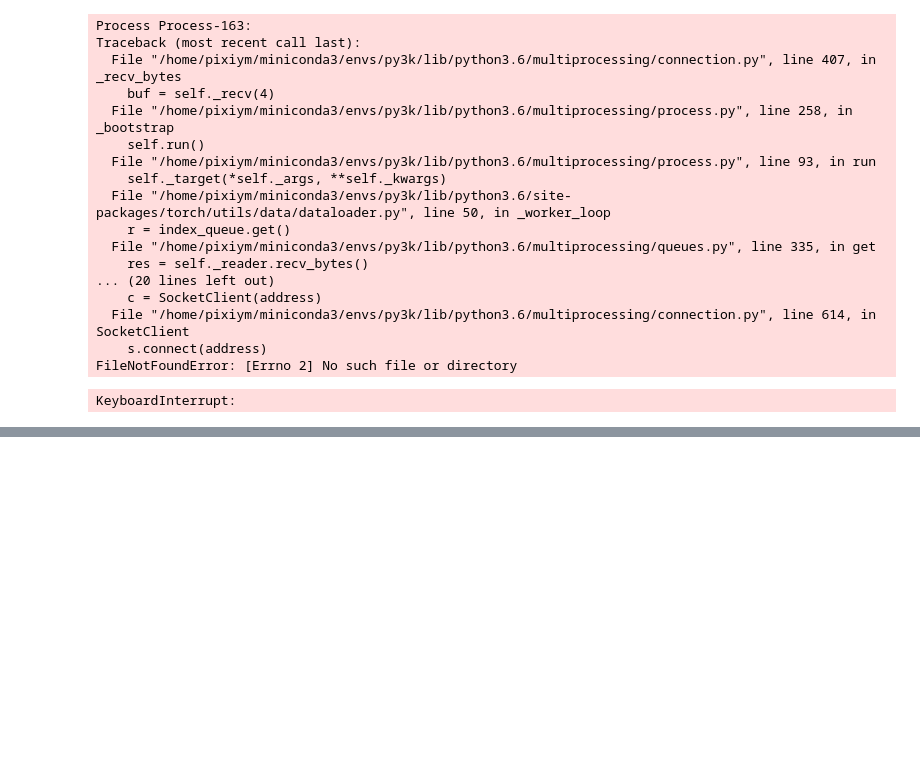
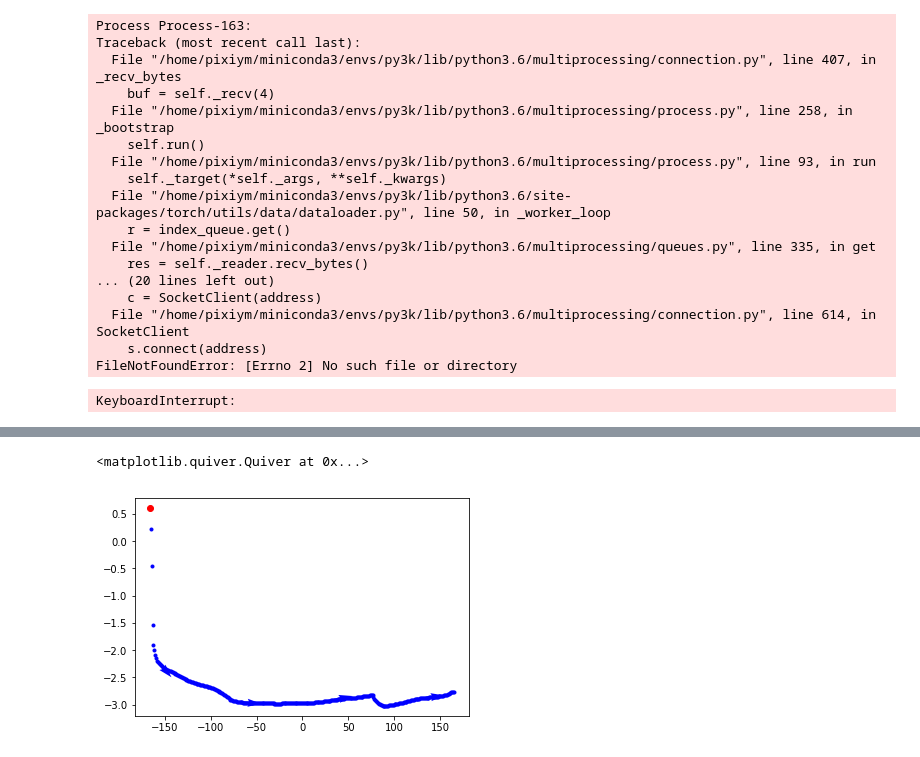
Before and after one commit to lightChaserX/MLDS2018SPRING, a Jupyter notebook: hw1/Results1-2-1/Visulize1-2-1.ipynb, the cells around one changed output, grey strips where cells are left out. Saved outputs shown, nothing was run; the diff lists cells and outputs as text; code cells hidden in the pictures; blank space fills up the shorter version.

```diff
--- a/hw1/Results1-2-1/Visulize1-2-1.ipynb
+++ b/hw1/Results1-2-1/Visulize1-2-1.ipynb
@@ -184,31 +191,34 @@ times = 0
 samples_weight = np.array([])
 for num_func in range(0,2):
     data_save_file_name = 'func' + str(num_func) + '_model' + str(num_model) + '_data' + str(times) + '.dat'
     loss_save_file_name = 'func' + str(num_func) + '_model' + str(num_model) + '_loss' + str(times) + '.dat'
     weight_save_file_name = 'func' + str(num_func) + '_model' + str(num_model) + '_weight' + str(times) + '.dat'
     bias_save_file_name = 'func' + str(num_func) + '_model' + str(num_model) + '_bias' + str(times) + '.dat'
     weight_read = pd.read_csv(weight_save_file_name, header=None)
     bias_read = pd.read_csv(bias_save_file_name, header=None)
     if not samples_weight.size:
         samples_weight = weight_read
     samples_weight = np.hstack((samples_weight, weight_read))
 
 pc1 = pca.fit_transform(np.transpose(samples_weight))
-plt.figure,  plt.plot(pc1[0:333,0], pc1[0:333,1], 'b')
+plt.figure,  plt.plot(pc1[0:333,0], pc1[0:333,1], 'b.')
 plt.plot(pc1[0,0], pc1[0,1], 'ro')
 
 ax = plt.axes()
 ax.quiver(pc1[301,0], pc1[301,1], pc1[302,0]-pc1[301,0], pc1[302,1]-pc1[301,1],
           angles='xy', scale_units='xy', color='b', width=0.008)
 ax.quiver(pc1[201,0], pc1[201,1], pc1[202,0]-pc1[201,0], pc1[202,1]-pc1[201,1],
           angles='xy', scale_units='xy', color='b', width=0.008)
 ax.quiver(pc1[101,0], pc1[101,1], pc1[102,0]-pc1[101,0], pc1[102,1]-pc1[101,1],
           angles='xy', scale_units='xy', color='b', width=0.008)
 ax.quiver(pc1[10,0], pc1[10,1], pc1[11,0]-pc1[10,0], pc1[11,1]-pc1[10,1],
           angles='xy', scale_units='xy', color='b', width=0.008)
 
 
 #fig = plt.figure()
 #axes = fig.add_subplot(111)
 #arrowplot(axes, pc1[:,0], pc1[:,1], dspace=0.0, hl=0.1, hw=5, c='r' )
 #plt.show()
+# %% [output]
+<matplotlib.quiver.Quiver at 0x...>
+[figure, added]
```
Also changed, not shown: parts of 1 cell of this notebook, 2 other files.
